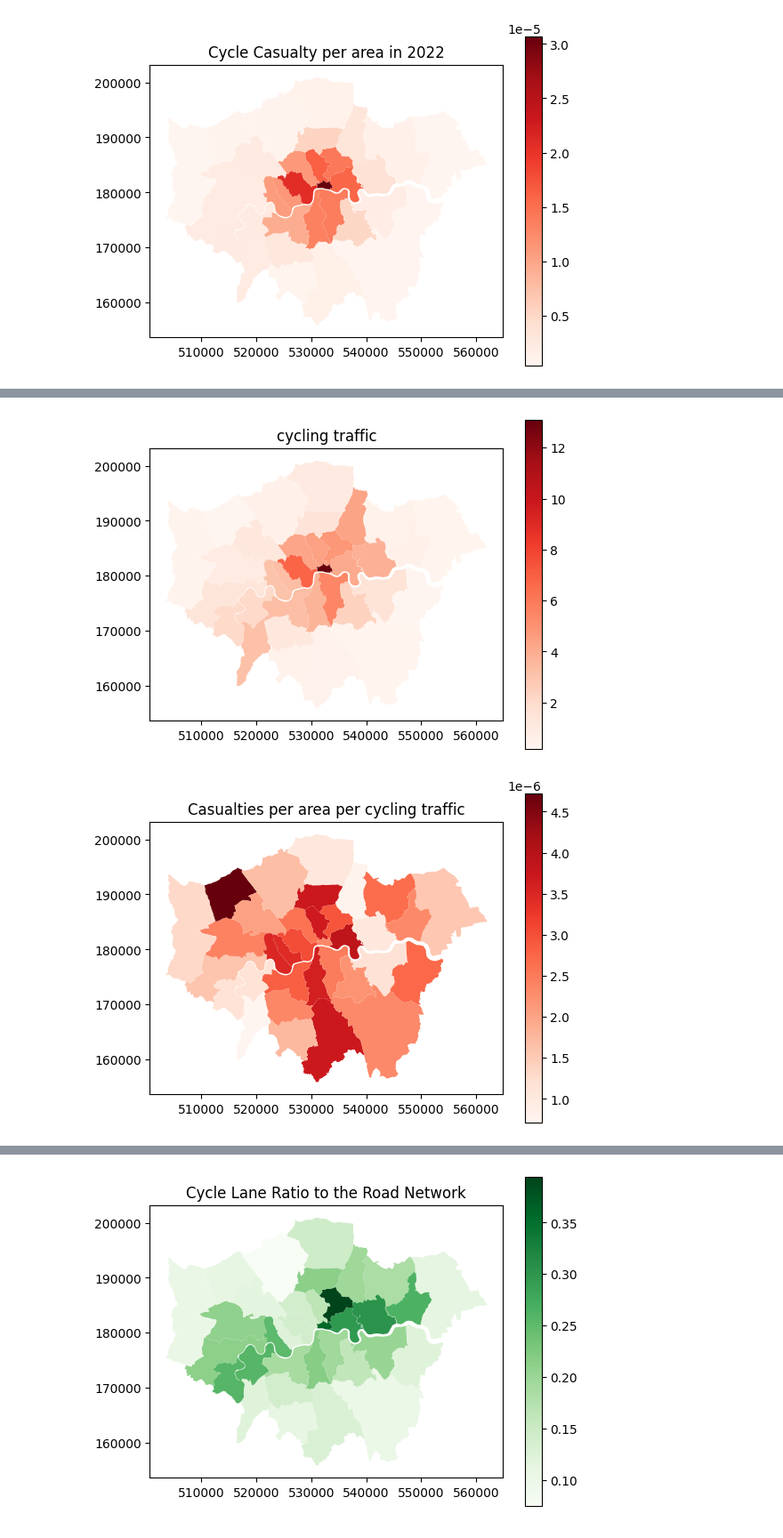
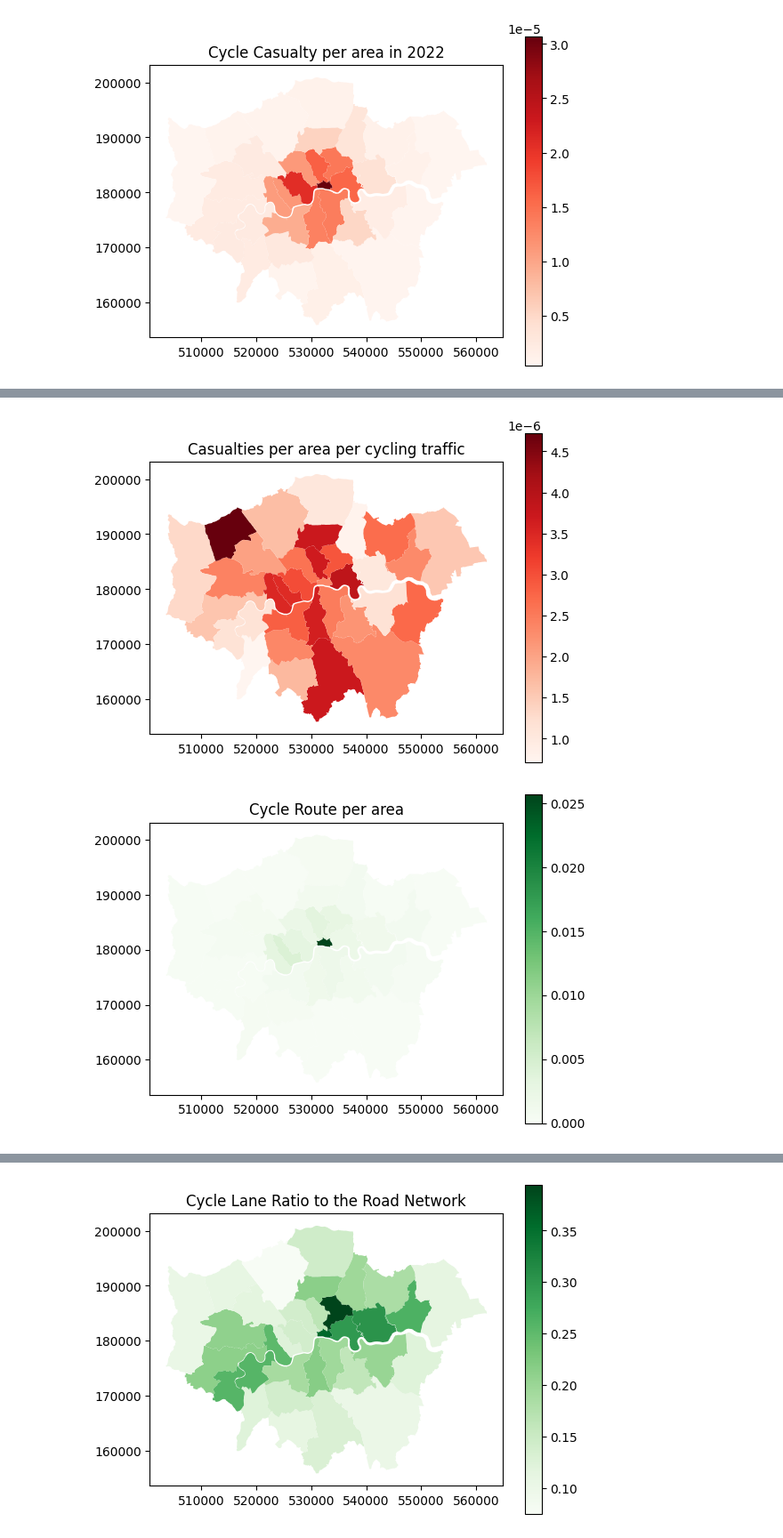
Before and after one commit to sokimura39/CUSP_Data_Dive, a Jupyter notebook: cycling_infrastructure.ipynb, the cells around one changed output, grey strips where cells are left out. Shown at 89% size. Saved outputs shown, nothing was run; the diff lists cells and outputs as text; code cells hidden in the pictures.

```diff
--- a/cycling_infrastructure.ipynb
+++ b/cycling_infrastructure.ipynb
@@ -245,3 +266,5 @@ msoa_cycle = msoa.merge(msoa_cycle_routes, left_on = 'MSOA11CD', right_index = T
 # get cycle casualties
 casualties = gpd.read_file('data/2022_casualties.gpkg')
 cycle_casualties = casualties[casualties['Casualty Mode of Travel'] == 'Pedal Cycle']
+
+ksi_casualties = casualties[casualties['_Casualty Severity'] != 'Slight'].copy()
@@ -395,3 +413,12 @@ boroughs_roads = boroughs_roads.rename(columns = {'length': 'road_network_length
+# %%
+# cycle routes
+boroughs_cycle_routes = pd.DataFrame(
+    boroughs.sjoin(
+        cycle_routes[cycle_routes['Status'] == 'Open'],
+        predicate = 'intersects',
+        how = 'left'
+    ).groupby('GSS_CODE')['Shape_Leng'].sum()
+).rename(columns = {'Shape_Leng': 'cycle_route_length'})
 # %%
 # cycle active travel summarise by borough
 boroughs_atc = pd.DataFrame(
@@ -402,13 +429,16 @@ boroughs_atc = pd.DataFrame(
 ).rename(columns = {'cycle_counts': 'cycle_traffic_atc'})
 # %%
 # cycle lane data
-boroughs_cycle_routes = pd.DataFrame(boroughs.sjoin(cycle_lane, predicate = 'intersects').groupby('GSS_CODE').road_length.sum()).rename(columns = {'road_length': 'cycle_network_length'})
+boroughs_cycle_lanes = pd.DataFrame(boroughs.sjoin(cycle_lane, predicate = 'intersects').groupby('GSS_CODE').road_length.sum()).rename(columns = {'road_length': 'cycle_network_length'})
 
 # cycle casualties_data
 boroughs_cycle_casualties = pd.DataFrame(boroughs.sjoin(cycle_casualties, predicate = 'contains').groupby('GSS_CODE')['_Casualty Count'].sum()).rename(columns = {'_Casualty Count': 'cycle_casualties'})
 
 # casualties_data
 boroughs_casualties = pd.DataFrame(boroughs.sjoin(casualties, predicate = 'contains').groupby('GSS_CODE')['_Casualty Count'].sum()).rename(columns = {'_Casualty Count': 'all_casualties'})
+
+# KSI data
+boroughs_ksi = pd.DataFrame(boroughs.sjoin(ksi_casualties, predicate = 'contains').groupby('GSS_CODE')['_Casualty Count'].sum()).rename(columns = {'_Casualty Count': 'KSIs'})
 
 
 # merge with original data frame
@@ -417,7 +447,11 @@ boroughs_cycle_data = boroughs.merge(
 ).merge(
     boroughs_cycle_casualties, left_on = 'GSS_CODE', right_index = True
 ).merge(
+    boroughs_ksi, left_on = 'GSS_CODE', right_index = True
+).merge(
     boroughs_cycle_routes, left_on = 'GSS_CODE', right_index = True
+).merge(
+    boroughs_cycle_lanes, left_on = 'GSS_CODE', right_index = True
 ).merge(
     boroughs_roads, left_on = 'GSS_CODE', right_index = True
 ).merge(
@@ -440,8 +475,9 @@ Index(['NAME', 'GSS_CODE', 'HECTARES', 'NONLD_AREA', 'ONS_INNER', 'SUB_2009',
 # %%
 # normalise by area
 boroughs_cycle_data['cycle_casualties_per_area'] = boroughs_cycle_data['cycle_casualties'] / boroughs_cycle_data.area
-boroughs_cycle_data['all_casualties_per_area'] = boroughs_cycle_data['all_casualties'] / boroughs_cycle_data.area
+boroughs_cycle_data['all_casualties_per_area'] = boroughs_cycle_data['KSIs'] / boroughs_cycle_data.area
 boroughs_cycle_data['cycle_lane_per_area'] = boroughs_cycle_data['cycle_network_length'] / boroughs_cycle_data.area
+boroughs_cycle_data['cycle_route_per_area'] = boroughs_cycle_data['cycle_route_length'] / boroughs_cycle_data.area
 
 # cycle network ratio to the road ratio
 boroughs_cycle_data['cycle_network_ratio'] = boroughs_cycle_data['cycle_network_length'] / boroughs_cycle_data['road_network_length']
@@ -450,8 +486,8 @@ boroughs_cycle_data['cycle_network_ratio'] = boroughs_cycle_data['cycle_network_
 
 # DfT data is vehicle / mile, so no need to do the normalisation before
 # ATC is average density of traffic, so need to normalise by area
-boroughs_cycle_data['cycle_casualties_per_traffic'] = boroughs_cycle_data['cycle_casualties'] / boroughs_cycle_data['DfT_2022']
+boroughs_cycle_data['cycle_casualties_per_vehicle_mile'] = boroughs_cycle_data['cycle_casualties'] / boroughs_cycle_data['DfT_2022']
 boroughs_cycle_data['cycle_casualties_per_traffic_atc'] = boroughs_cycle_data['cycle_casualties_per_area'] / boroughs_cycle_data['cycle_traffic_atc']
 
-boroughs_cycle_data['all_casualties_per_traffic'] = boroughs_cycle_data['all_casualties'] / boroughs_cycle_data['DfT_2022']
+boroughs_cycle_data['all_casualties_per_vehicle_mile'] = boroughs_cycle_data['KSIs'] / boroughs_cycle_data['DfT_2022']
 boroughs_cycle_data['all_casualties_per_traffic_atc'] = boroughs_cycle_data['all_casualties_per_area'] / boroughs_cycle_data['cycle_traffic_atc']
@@ -497,26 +572,26 @@ plt.show()
 # %%
-# plot cycling traffic
+# plot casualties per traffic
 boroughs_cycle_data.plot(
-    column = 'cycle_traffic_atc',
+    column = 'cycle_casualties_per_traffic_atc',
     legend = True,
     cmap = 'Reds'
 )
 
-plt.title('cycling traffic')
+plt.title('Casualties per area per cycling traffic')
 
 plt.show()
 # %% [output]
-[figure, old version]
+[figure, new version]
 # %%
-# plot casualties per traffic
+# plot cycle lane per area
 boroughs_cycle_data.plot(
-    column = 'casualties_per_traffic_atc',
+    column = 'cycle_route_per_area',
     legend = True,
-    cmap = 'Reds'
+    cmap = 'Greens'
 )
 
-plt.title('Casualties per area per cycling traffic')
+plt.title('Cycle Route per area')
 
 plt.show()
 # %% [output]
-[figure, old version]
+[figure, new version]
```
Also changed, not shown: parts of 17 cells of this notebook.
